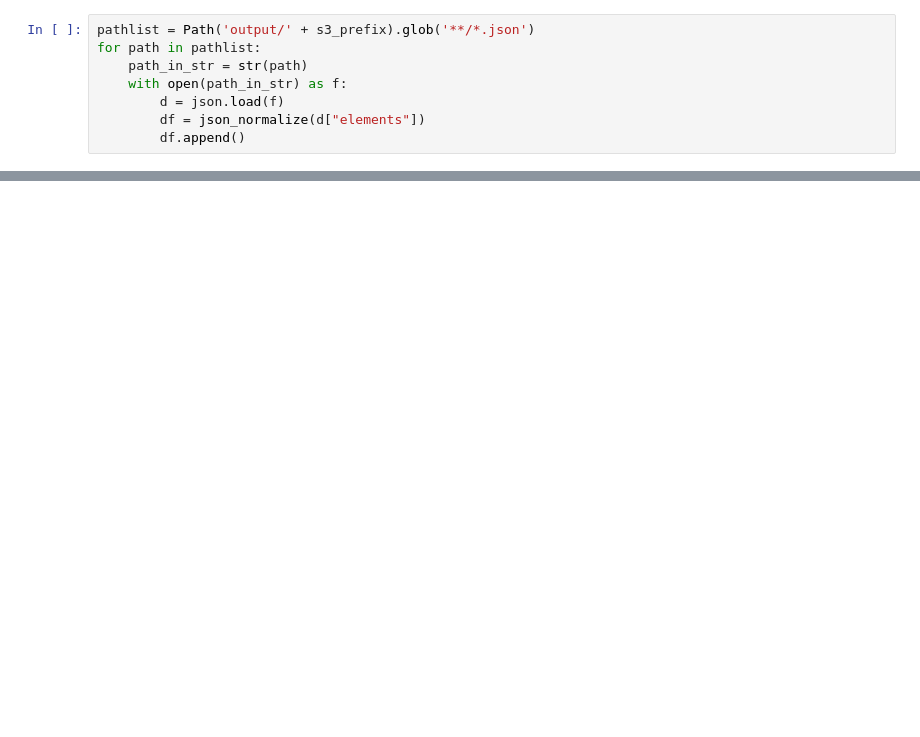
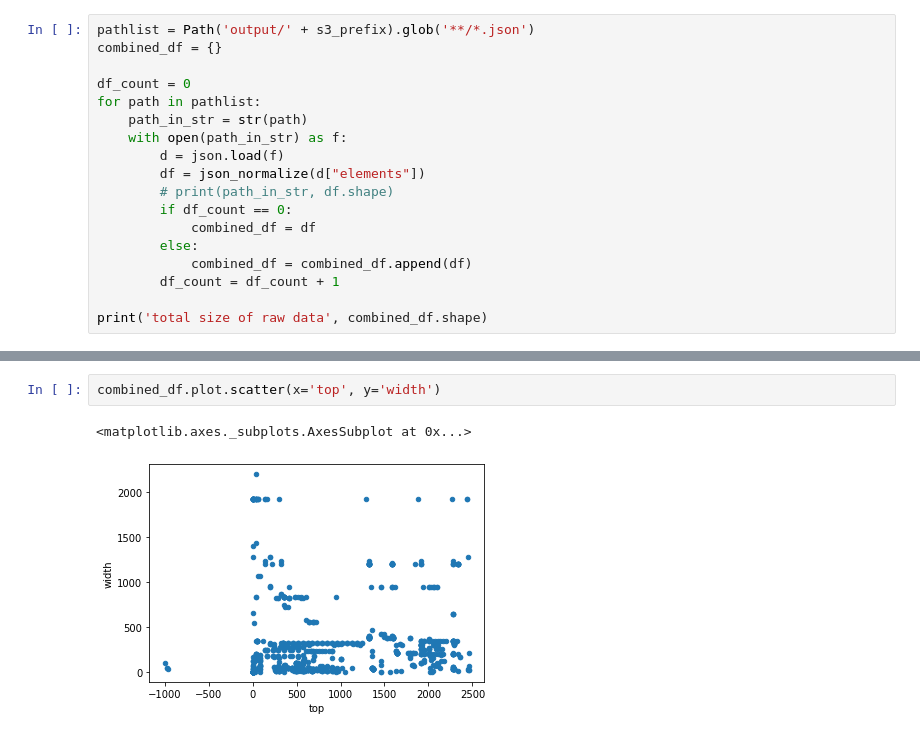
Before and after one commit to hackathon-waynoway/html-feature-extractor-worker, a Jupyter notebook: get_features.ipynb, the cells around one changed output, grey strips where cells are left out. Drawn from its saved outputs; the diff is of its cells as text; blank space fills up the shorter version.

```diff
--- a/get_features.ipynb
+++ b/get_features.ipynb
@@ -38,8 +43,18 @@ aws s3 cp s3://html-feature-extractor-worker-output/$1/ output/$1 --recursive --
 # %%
 pathlist = Path('output/' + s3_prefix).glob('**/*.json')
+combined_df = {}
+
+df_count = 0
 for path in pathlist:
     path_in_str = str(path)
     with open(path_in_str) as f:
         d = json.load(f)
         df = json_normalize(d["elements"])
-        df.append()
+        # print(path_in_str, df.shape)
+        if df_count == 0:
+            combined_df = df
+        else:
+            combined_df = combined_df.append(df)
+        df_count = df_count + 1
+
+print('total size of raw data', combined_df.shape)
@@ -67,0 +102,5 @@ UsageError: Line magic function `%%bash` not found.
+# %%
+combined_df.plot.scatter(x='top', y='width')
+# %% [output]
+<matplotlib.axes._subplots.AxesSubplot at 0x...>
+[figure, added]
```
Also changed, not shown: parts of 9 cells of this notebook, 1 other file.
